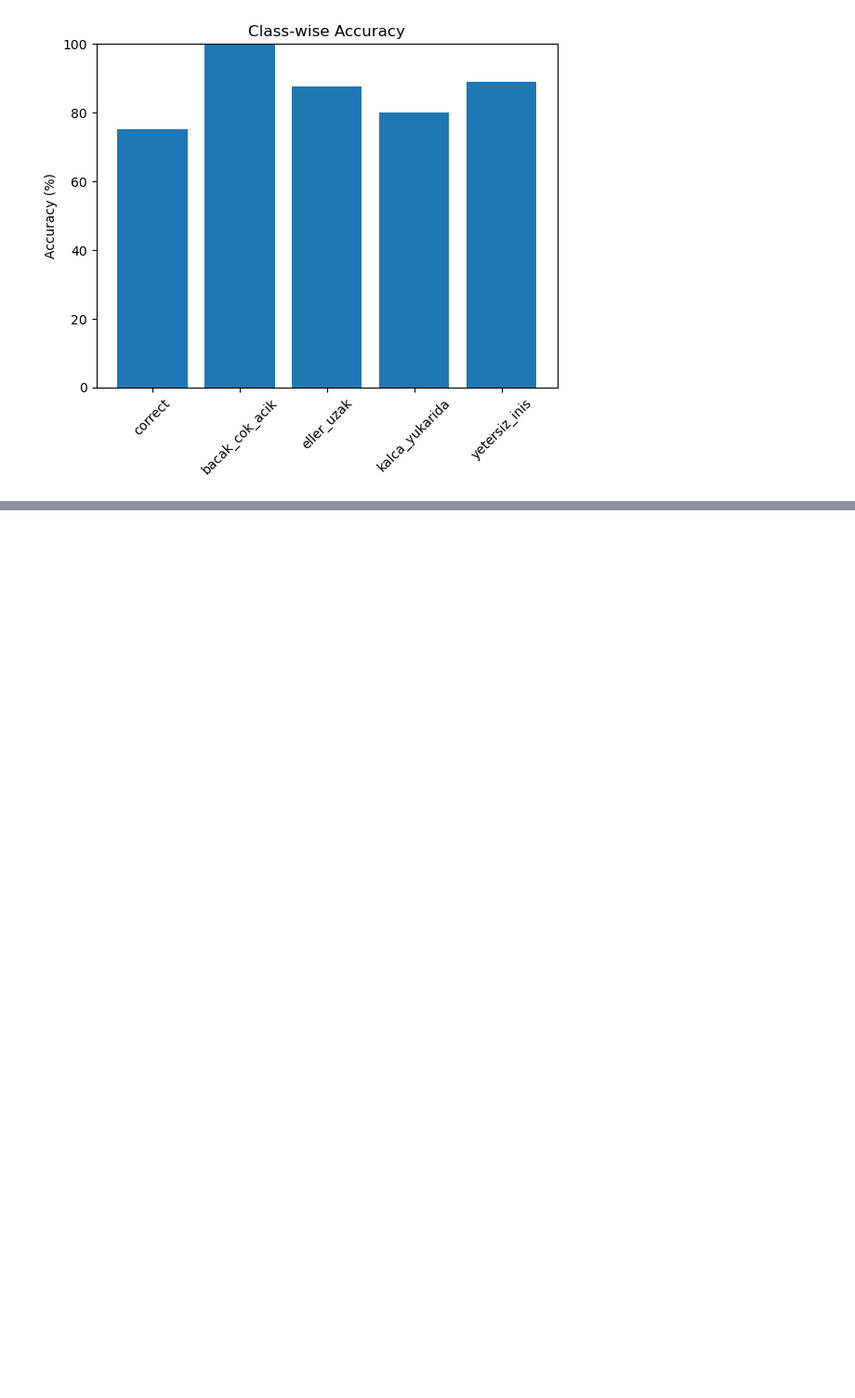
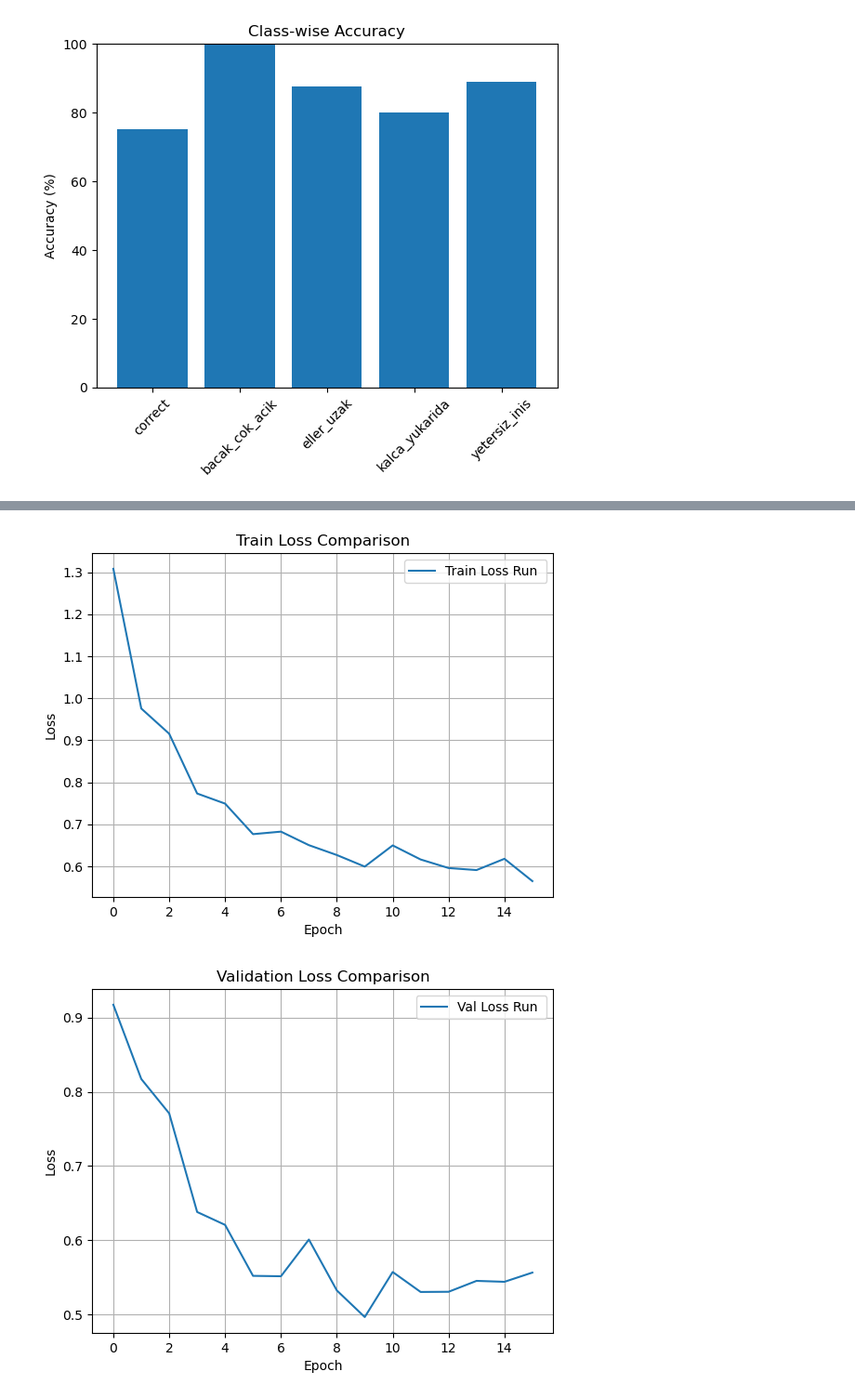
Before and after one commit to TahaYil/Exercise-Recognition, a Jupyter notebook: sample.ipynb, the cells around one changed output, grey strips where cells are left out. Shown at 93% size. Saved outputs shown, nothing was run; the diff lists cells and outputs as text; code cells hidden in the pictures; blank space fills up the shorter version.

```diff
--- a/sample.ipynb
+++ b/sample.ipynb
@@ -2967,0 +3124,76 @@ yetersiz_inis: 88.89%
+# %%
+#SONUÇLARI GÖRSELLEŞTİRME
+import numpy as np
+import matplotlib.pyplot as plt
+
+# -----------------------
+# DOSYA SUFFIX'LERİ
+# -----------------------
+
+train_losses = []
+val_losses = []
+train_accs = []
+val_accs = []
+
+# -----------------------
+# LOAD DATA
+# -----------------------
+train_losses.append(np.load(f"before_train_loss_tft_NEWDATA2.npy"))
+val_losses.append(np.load(f"before_val_loss_tft_NEWDATA2.npy"))
+train_accs.append(np.load(f"before_train_acc_tft_NEWDATA2.npy"))
+val_accs.append(np.load(f"before_val_acc_tft_NEWDATA2.npy"))
+
+# -----------------------
+# TRAIN LOSS
+# -----------------------
+plt.figure()
+for i, loss in enumerate(train_losses):
+    plt.plot(loss, label=f"Train Loss Run ")
+plt.xlabel("Epoch")
+plt.ylabel("Loss")
+plt.title("Train Loss Comparison")
+plt.legend()
+plt.grid(True)
+plt.show()
+
+# -----------------------
+# VALIDATION LOSS
+# -----------------------
+plt.figure()
+for i, loss in enumerate(val_losses):
+    plt.plot(loss, label=f"Val Loss Run ")
+plt.xlabel("Epoch")
+plt.ylabel("Loss")
+plt.title("Validation Loss Comparison")
+plt.legend()
+plt.grid(True)
+plt.show()
+
+# -----------------------
+# TRAIN ACCURACY
+# -----------------------
+plt.figure()
+for i, acc in enumerate(train_accs):
+    plt.plot(acc, label=f"Train Acc Run ")
+plt.xlabel("Epoch")
+plt.ylabel("Accuracy")
+plt.title("Train Accuracy Comparison")
+plt.legend()
+plt.grid(True)
+plt.show()
+
+# -----------------------
+# VALIDATION ACCURACY
+# -----------------------
+plt.figure()
+for i, acc in enumerate(val_accs):
+    plt.plot(acc, label=f"Val Acc Run ")
+plt.xlabel("Epoch")
+plt.ylabel("Accuracy")
+plt.title("Validation Accuracy Comparison ")
+plt.legend()
+plt.grid(True)
+plt.show()
+# %% [output]
+[figure, added]
+[figure, added]
```
Also changed, not shown: parts of 10 cells of this notebook, 1 other file.
